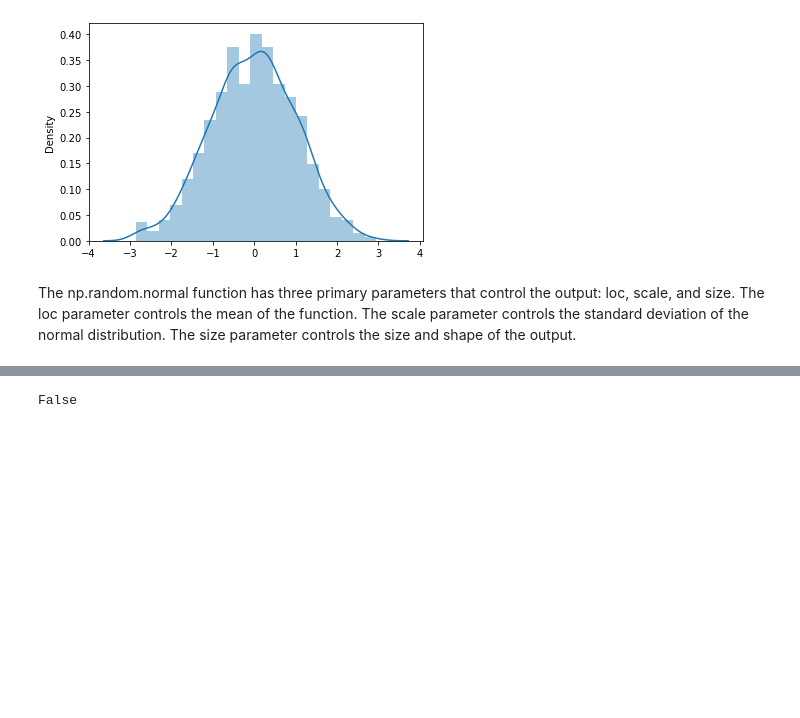
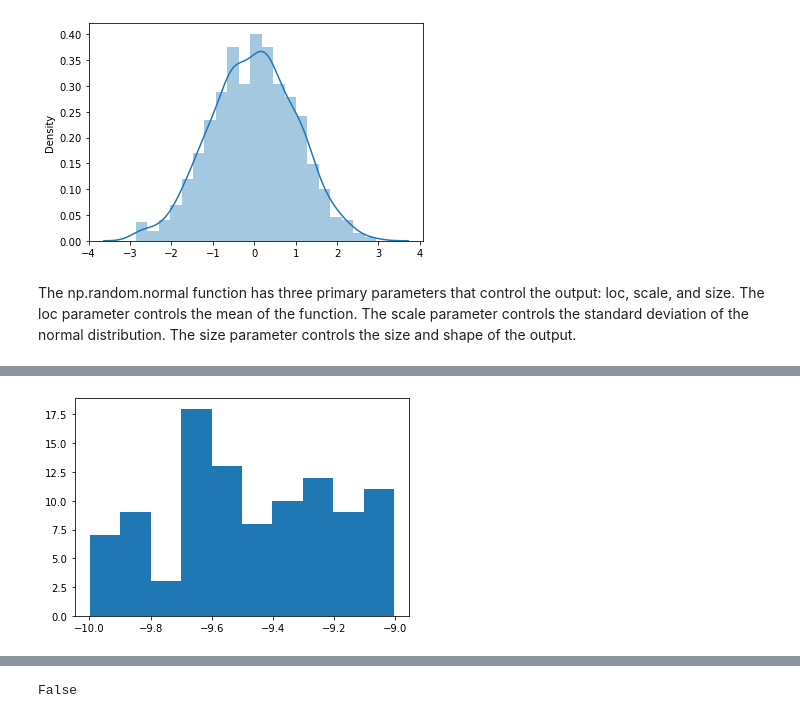
Before and after one commit to katel85/numpy.random-assignment-, a Jupyter notebook: numpy.random.ipynb, the cells around one changed output, grey strips where cells are left out. Drawn from its saved outputs; the diff is of its cells as text; code cells hidden in the pictures; blank space fills up the shorter version.

```diff
--- a/numpy.random.ipynb
+++ b/numpy.random.ipynb
@@ -1256,6 +1262,10 @@ A continuous uniform distribution usually comes in a rectangular shape. A good e
 # ref: https://www.datacamp.com/community/tutorials/probability-distributions-python
 # %%
 s = np.random.default_rng().uniform(-10,-9,100)
+plt.hist(s)
+plt.show()
+# %% [output]
+[figure, added]
 # %%
 s
 # %% [output]
```
Also changed, not shown: parts of 80 cells of this notebook.
